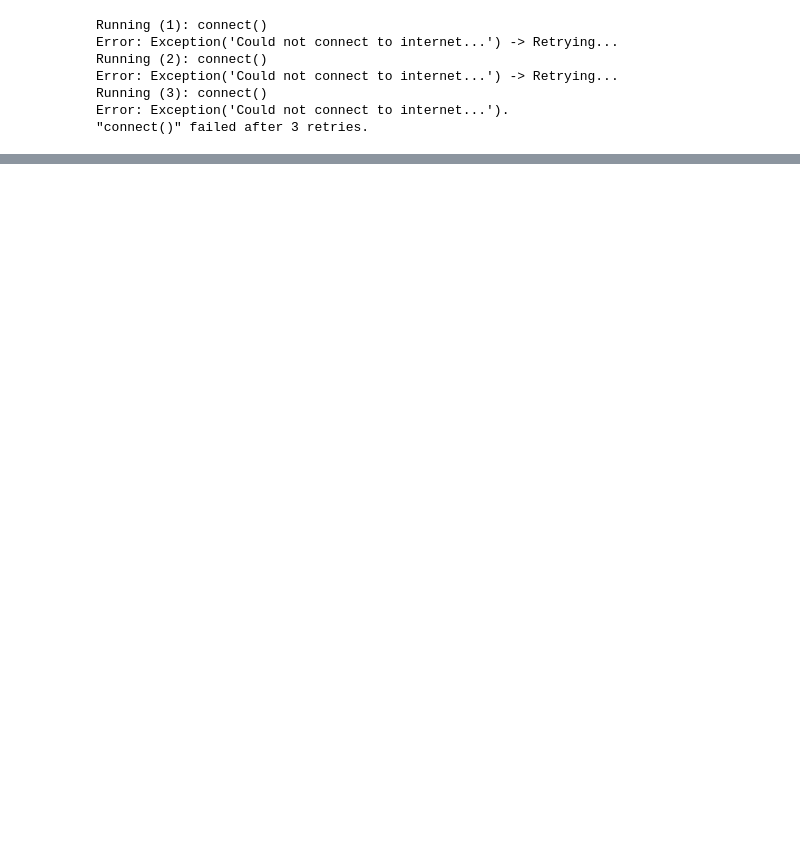
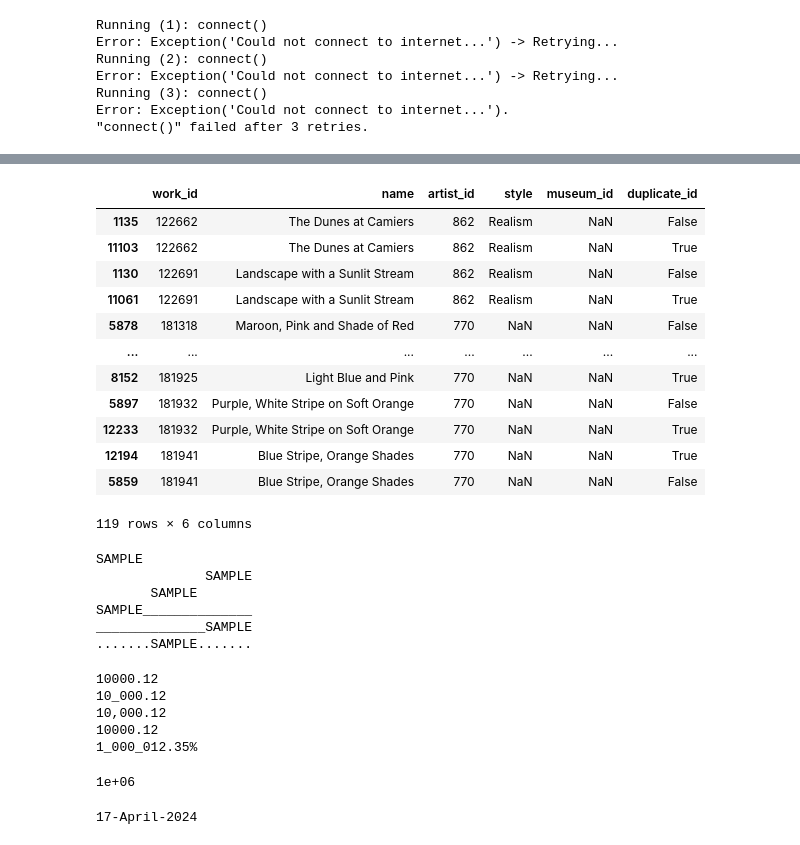
Before and after one commit to AnshuBantra/Python, a Jupyter notebook: Developer/Five_Useful_Decorators.ipynb, the cells around one changed output, grey strips where cells are left out. Drawn from its saved outputs; the diff is of its cells as text; code cells hidden in the pictures; blank space fills up the shorter version.

```diff
--- a/Developer/Five_Useful_Decorators.ipynb
+++ b/Developer/Five_Useful_Decorators.ipynb
@@ -68,0 +144,22 @@ def connect()-> None:
+# %%
+path = r'C:\Users\anshu\Downloads'
+file = 'work.csv'
+work_df = pd.read_csv(path+'/'+file)
+work_df['duplicate_id'] = work_df.duplicated(subset=['work_id'])
+dups = list(work_df[work_df['duplicate_id']==True]['work_id'])
+# %%
+work_df[work_df['work_id'].isin(dups)].sort_values(by='work_id')
+# %% [output]
+|  | work_id | name | artist_id | style | museum_id | duplicate_id |
+| 1135 | 122662 | The Dunes at Camiers | 862 | Realism | NaN | False |
+| 11103 | 122662 | The Dunes at Camiers | 862 | Realism | NaN | True |
+| 1130 | 122691 | Landscape with a Sunlit Stream | 862 | Realism | NaN | False |
+| 11061 | 122691 | Landscape with a Sunlit Stream | 862 | Realism | NaN | True |
+| 5878 | 181318 | Maroon, Pink and Shade of Red | 770 | NaN | NaN | False |
+| ... | ... | ... | ... | ... | ... | ... |
+| 8152 | 181925 | Light Blue and Pink | 770 | NaN | NaN | True |
+| 5897 | 181932 | Purple, White Stripe on Soft Orange | 770 | NaN | NaN | False |
+| 12233 | 181932 | Purple, White Stripe on Soft Orange | 770 | NaN | NaN | True |
+| 12194 | 181941 | Blue Stripe, Orange Shades | 770 | NaN | NaN | True |
+| 5859 | 181941 | Blue Stripe, Orange Shades | 770 | NaN | NaN | False |
+119 rows × 6 columns
@@ -68,0 +169,38 @@ def connect()-> None:
+# %%
+print(f'{text:<20}')
+print(f'{text:>20}')
+print(f'{text:^20}')
+print(f'{text:_<20}')
+print(f'{text:_>20}')
+print(f'{text:.^20}')
+# %% [output]
+SAMPLE
+              SAMPLE
+       SAMPLE
+SAMPLE______________
+______________SAMPLE
+.......SAMPLE.......
+# %%
+print(f'{num:.2f}')
+print(f'{num:_.2f}')
+print(f'{num:,.2f}')
+print(f'{num:#.2f}')
+print(f'{num:_.2%}')
+# %% [output]
+10000.12
+10_000.12
+10,000.12
+10000.12
+1_000_012.35%
+# %%
+num = 1_000_000
+print(f'{num:.0e}')
+# %% [output]
+1e+06
+# %%
+import datetime as dtt
+
+current_date = dtt.datetime.now()
+print(f'{current_date:%d-%B-%Y}')
+# %% [output]
+17-April-2024
```
Also changed, not shown: parts of 15 cells of this notebook, 2 other files.
